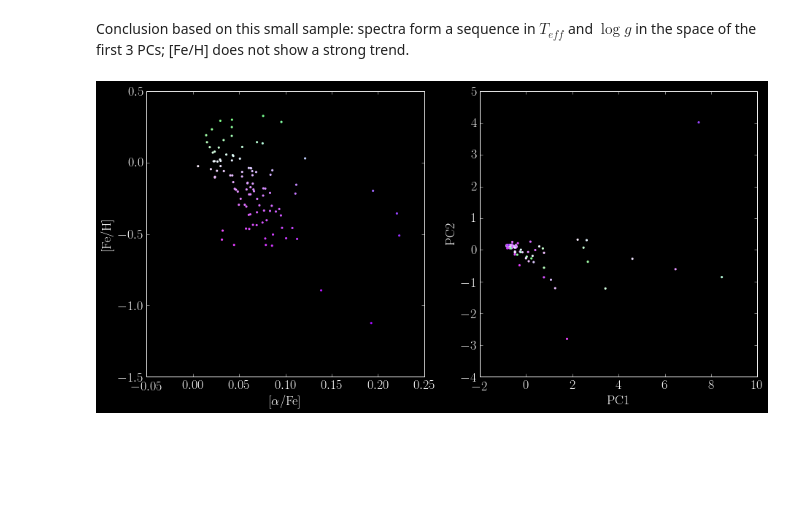
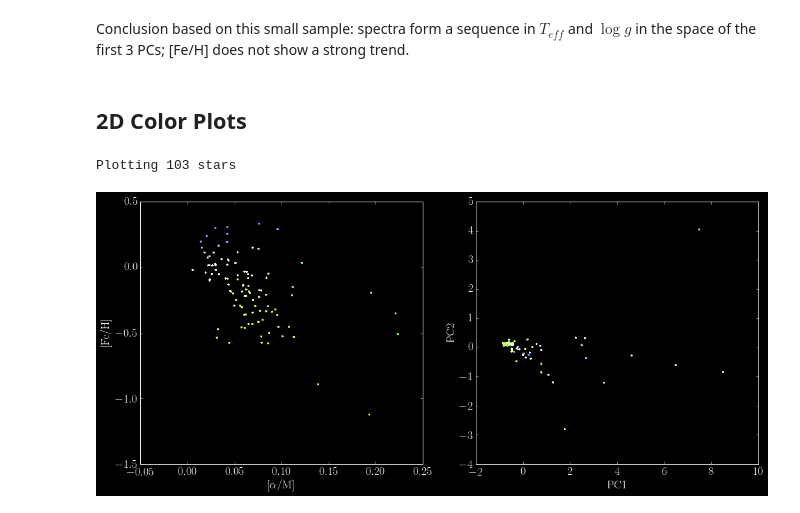
Before and after one commit to 2015ASTR511/DimRed, a Jupyter notebook: InitialExperiments/PCA_APOGEE.ipynb, the cells around one changed output. Cells and saved outputs as stored; diff of their text form; code cells hidden in the pictures; blank space fills up the shorter version.

Commit message:
Added make_color_plot fcn and created example plots

```diff
--- a/InitialExperiments/PCA_APOGEE.ipynb
+++ b/InitialExperiments/PCA_APOGEE.ipynb
@@ -279,4 +279,6 @@ plotTransform(lowDim, metallicities, Teff, logg, zoom=True)
 [figure]
 # %% [markdown]
 Conclusion based on this small sample: spectra form a sequence in $T_{eff}$ and $\log g$ in the space of the first 3 PCs; [Fe/H] does not show a strong trend.
+# %% [markdown]
+## 2D Color Plots
 # %%
@@ -377,17 +407,0 @@ def plot_color():
-# %%
-%matplotlib inline
-import numpy as np
-import scipy as sp
-import scipy.optimize
-import matplotlib as mpl
-import matplotlib.pyplot as plt
-from matplotlib import gridspec
-from matplotlib import rc
-from astroML.plotting import setup_text_plots
-setup_text_plots(fontsize=18, usetex=True)
-rc('font', **{'family': 'serif', 'serif': ['Computer Modern']})
-mpl.rcParams['font.size'] = 20.0
-
-plot_color()
-# %% [output]
-[figure, removed]
@@ -393,0 +410,5 @@ plot_color()
+# %%
+make_color_plot(alpha,metallicities,num=1)
+# %% [output]
+Plotting 103 stars
+[figure, added]
```
Also changed, not shown: parts of 7 cells of this notebook.
